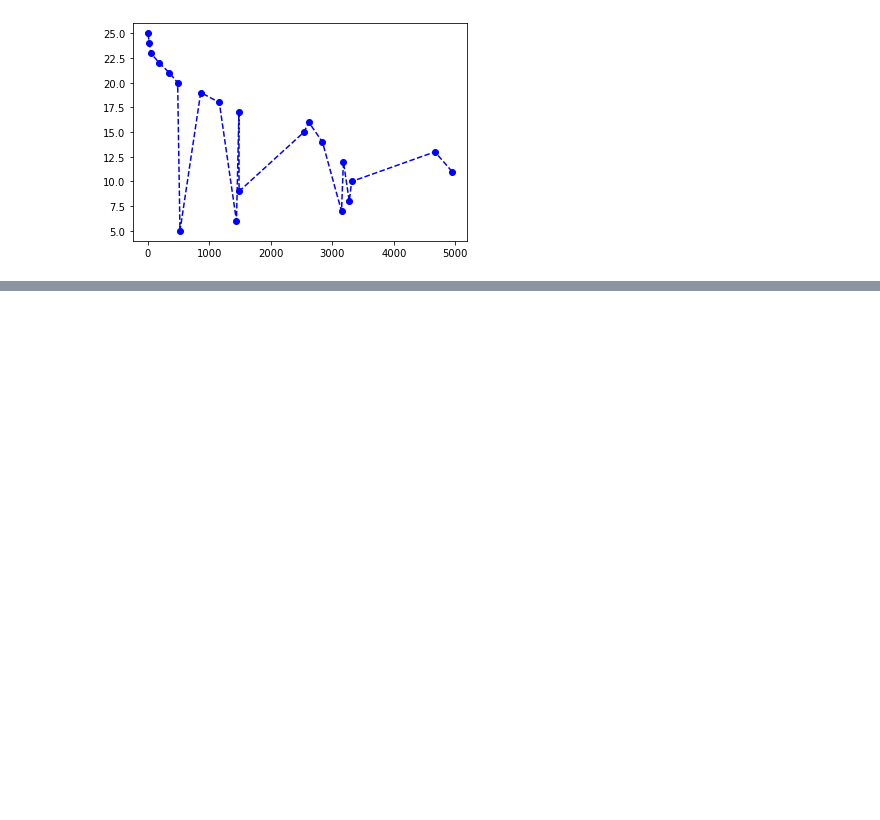
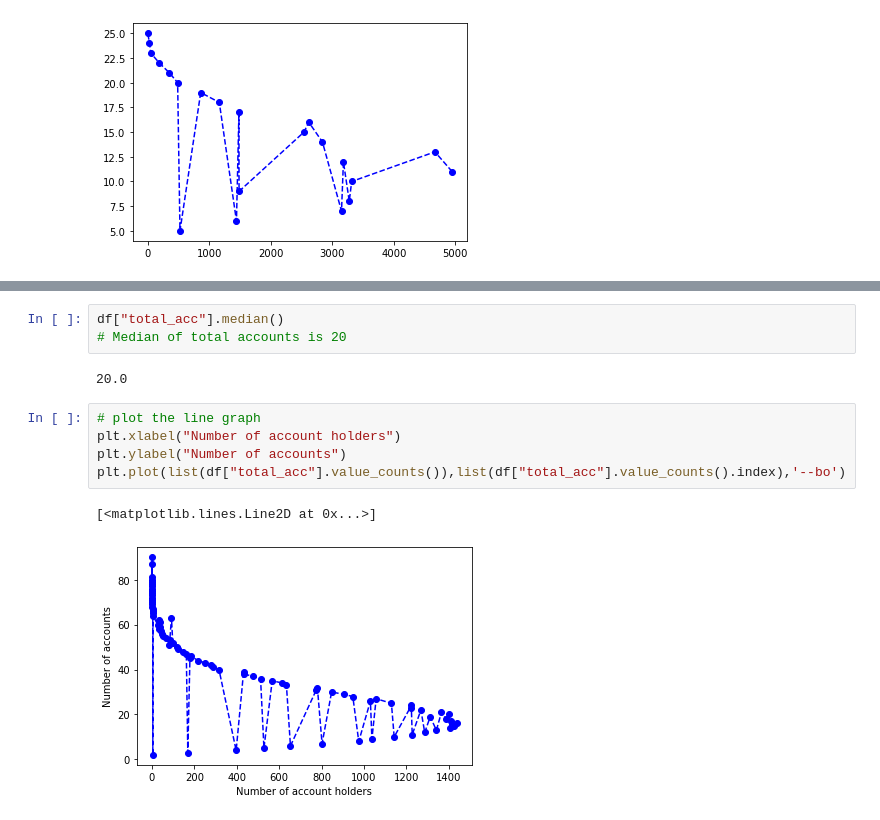
Before and after one commit to MrRobo-t/lending-case-study, a Jupyter notebook: Gaurav_Malhotra.ipynb, the cells around one changed output, grey strips where cells are left out. Cells and saved outputs as stored; diff of their text form; blank space fills up the shorter version.

```diff
--- a/Gaurav_Malhotra.ipynb
+++ b/Gaurav_Malhotra.ipynb
@@ -308,0 +347,13 @@ plt.bar(list(df["verification_status"].value_counts().index),
+# %%
+df["total_acc"].median()
+# Median of total accounts is 20
+# %% [output]
+20.0
+# %%
+# plot the line graph
+plt.xlabel("Number of account holders")
+plt.ylabel("Number of accounts")
+plt.plot(list(df["total_acc"].value_counts()),list(df["total_acc"].value_counts().index),'--bo')
+# %% [output]
+[<matplotlib.lines.Line2D at 0x...>]
+[figure, added]
```
Also changed, not shown: parts of 20 cells of this notebook.
